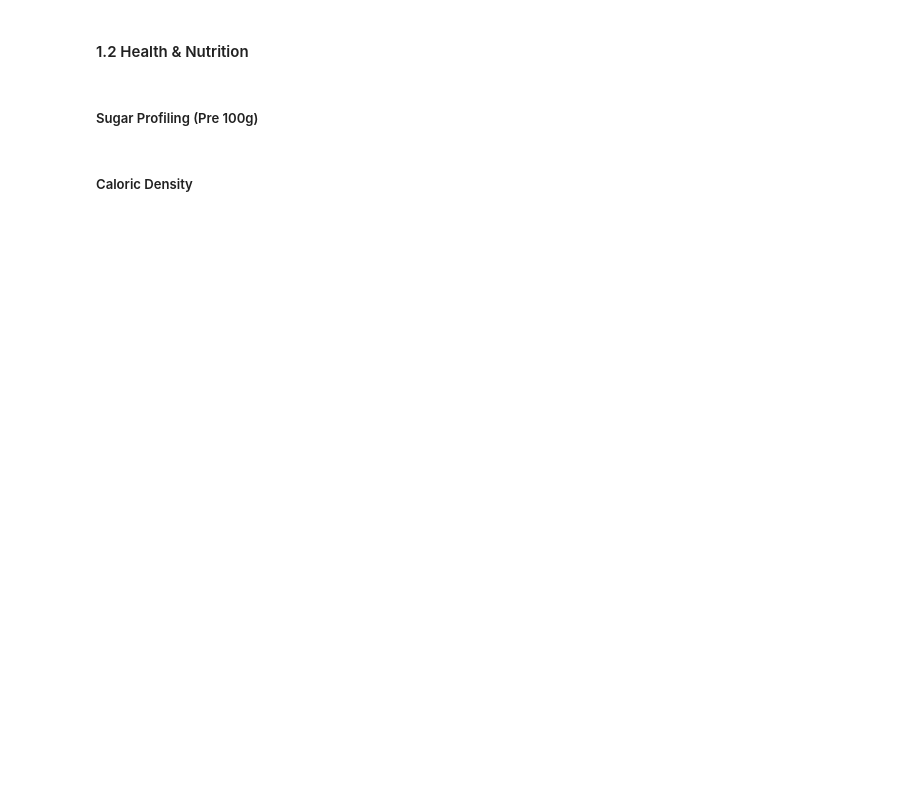
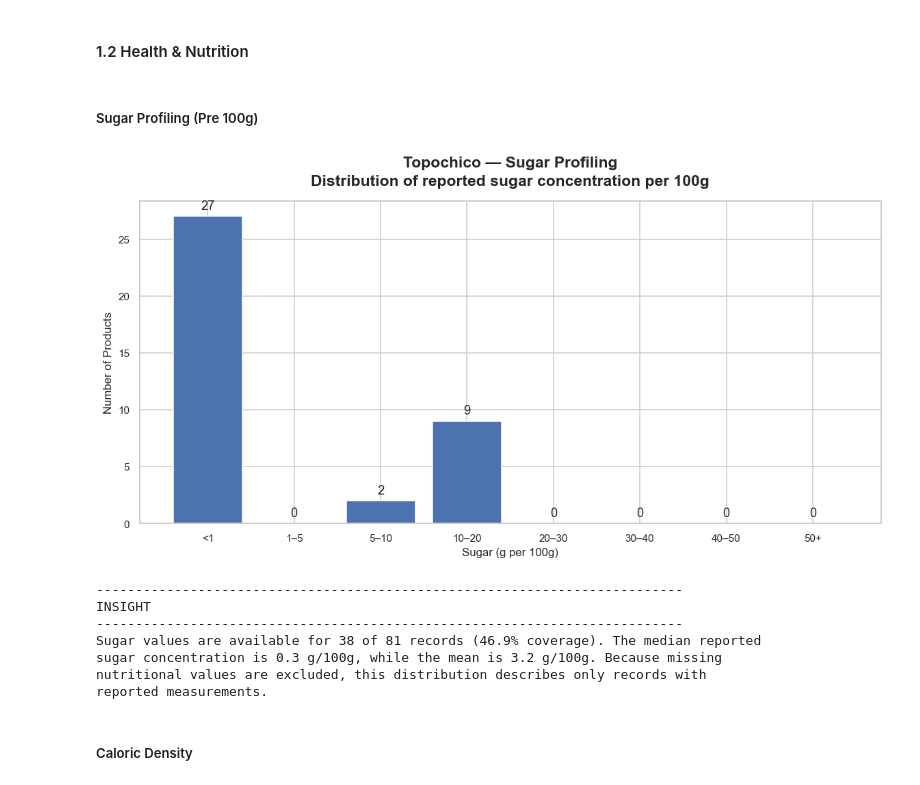
Before and after one commit to Codon-s/cpg-product-intelligence, a Jupyter notebook: report.ipynb, the cells around one changed output. Drawn from its saved outputs; the diff is of its cells as text; code cells hidden in the pictures; blank space fills up the shorter version.

```diff
--- a/report.ipynb
+++ b/report.ipynb
@@ -2016,5 +2052,16 @@ Analysis of Localized Single-Market vs. Global Formulations.
 #### 1.2 Health & Nutrition
 # %% [markdown]
 ##### Sugar Profiling (Pre 100g)
+# %%
+tc.sugar_profiling()
+# %% [output]
+[figure, added]
+---------------------------------------------------------------------------
+INSIGHT
+---------------------------------------------------------------------------
+Sugar values are available for 38 of 81 records (46.9% coverage). The median reported
+sugar concentration is 0.3 g/100g, while the mean is 3.2 g/100g. Because missing
+nutritional values are excluded, this distribution describes only records with
+reported measurements.
 # %% [markdown]
 ##### Caloric Density
```
Also changed, not shown: parts of 10 cells of this notebook.
